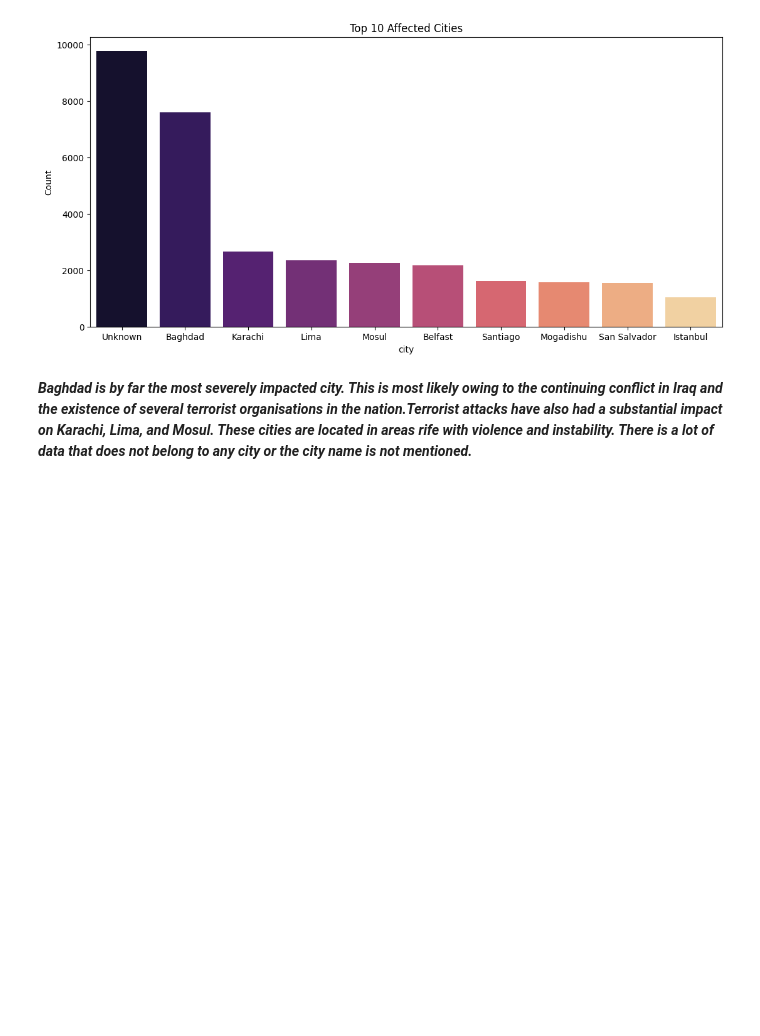
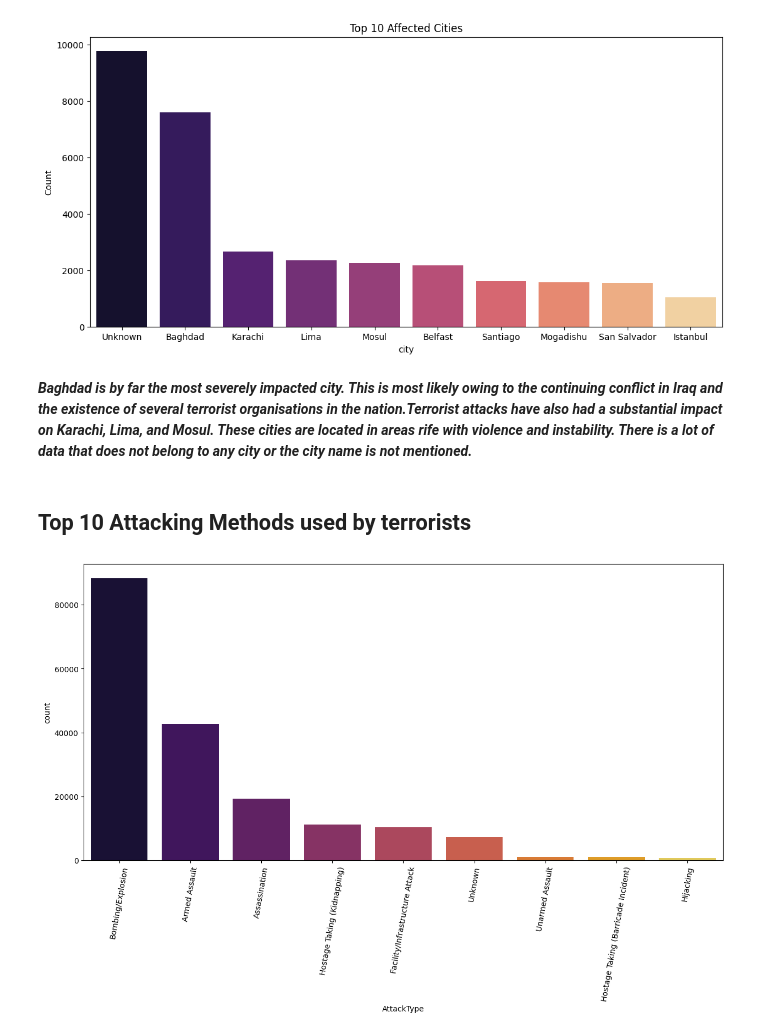
Before and after one commit to Gemini-Abhi/Machine-Learning-projects, a Jupyter notebook: Terrorism Project/Terrorism.ipynb, the cells around one changed output. Drawn from its saved outputs; the diff is of its cells as text; code cells hidden in the pictures; blank space fills up the shorter version.

```diff
--- a/Terrorism Project/Terrorism.ipynb
+++ b/Terrorism Project/Terrorism.ipynb
@@ -348,3 +348,12 @@ sns.barplot(data=top_cities,x='city',y='Count',palette='magma')
 [figure]
 # %% [markdown]
 ***Baghdad is by far the most severely impacted city. This is most likely owing to the continuing conflict in Iraq and the existence of several terrorist organisations in the nation.Terrorist attacks have also had a substantial impact on Karachi, Lima, and Mosul. These cities are located in areas rife with violence and instability. There is a lot of data that does not belong to any city or the city name is not mentioned.***
+# %% [markdown]
+## Top 10 Attacking Methods used by terrorists
+# %%
+plt.subplots(figsize=(15,7))
+sns.countplot(x='AttackType',data=df2,palette='inferno',order = df2['AttackType'].value_counts().index)
+plt.xticks(rotation=80)
+plt.show()
+# %% [output]
+[figure, added]
```
Also changed, not shown: parts of 6 cells of this notebook.
